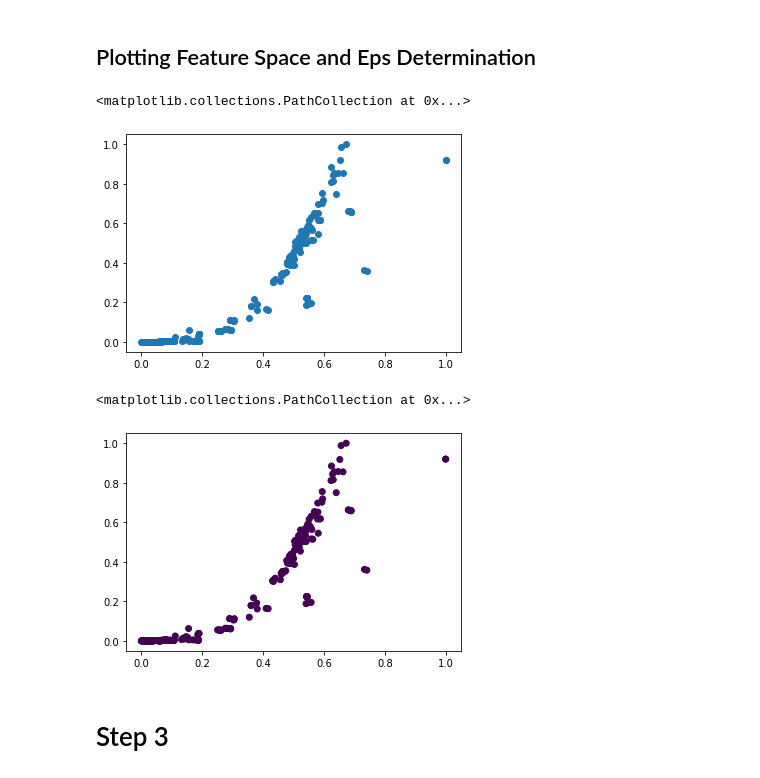
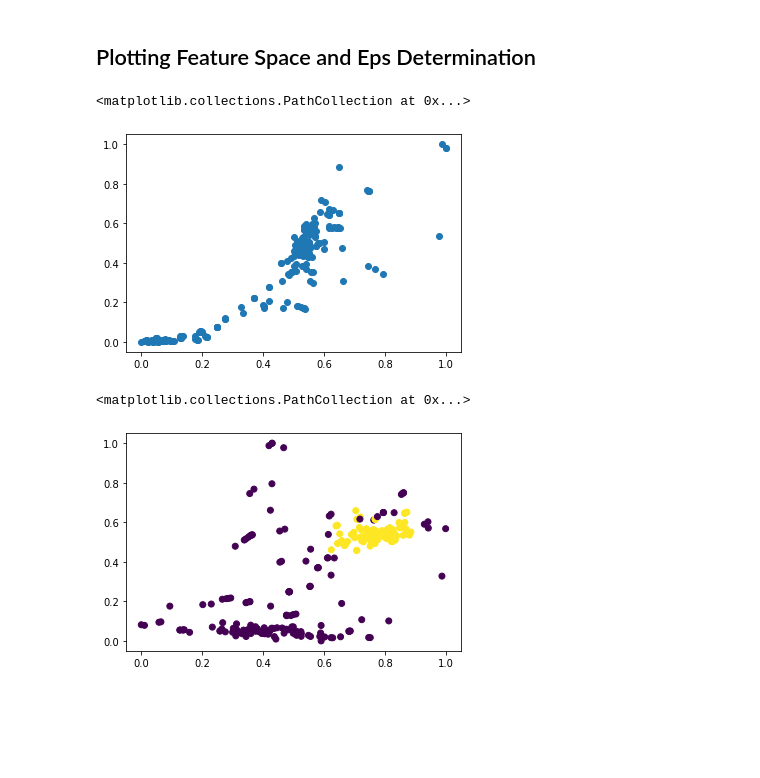
Before and after one commit to NEMS-AI/jump-detection, a Jupyter notebook: notebooks/Example_JumpDetection.ipynb, the cells around one changed output. Saved outputs shown, nothing was run; the diff lists cells and outputs as text; code cells hidden in the pictures; blank space fills up the shorter version.

Commit message:
Update example and __init__ for plotting change

```diff
--- a/notebooks/Example_JumpDetection.ipynb
+++ b/notebooks/Example_JumpDetection.ipynb
@@ -15,8 +15,8 @@ from jump_detection.plotting import *
 # Initialization
 # %%
 # Define a window size for the moving Fstat
-window_size = 200
-gap_size = 50
+window_size = 150
+gap_size = 10
 # %% [markdown]
 # Step 1: Identify all jumps
 # %%
@@ -73,13 +73,11 @@ jump_features = processor.get_all_features()
 plt.scatter(jump_features[:,1],jump_features[:,2])
 # %% [output]
 <matplotlib.collections.PathCollection at 0x...>
-[figure, old version]
+[figure, new version]
 # %%
 eps = get_eps(jump_features)
-labels = get_class_labels(jump_features, eps)
-plt.scatter(jump_features[:,1],jump_features[:,2], c = labels)
+labels = get_class_labels(jump_features, eps/6)
+plt.scatter(jump_features[:,3],jump_features[:,1], c = labels)
 # %% [output]
 <matplotlib.collections.PathCollection at 0x...>
-[figure, old version]
+[figure, new version]
-# %% [markdown]
-# Step 3
```
Also changed, not shown: parts of 15 cells of this notebook, 1 other file.
